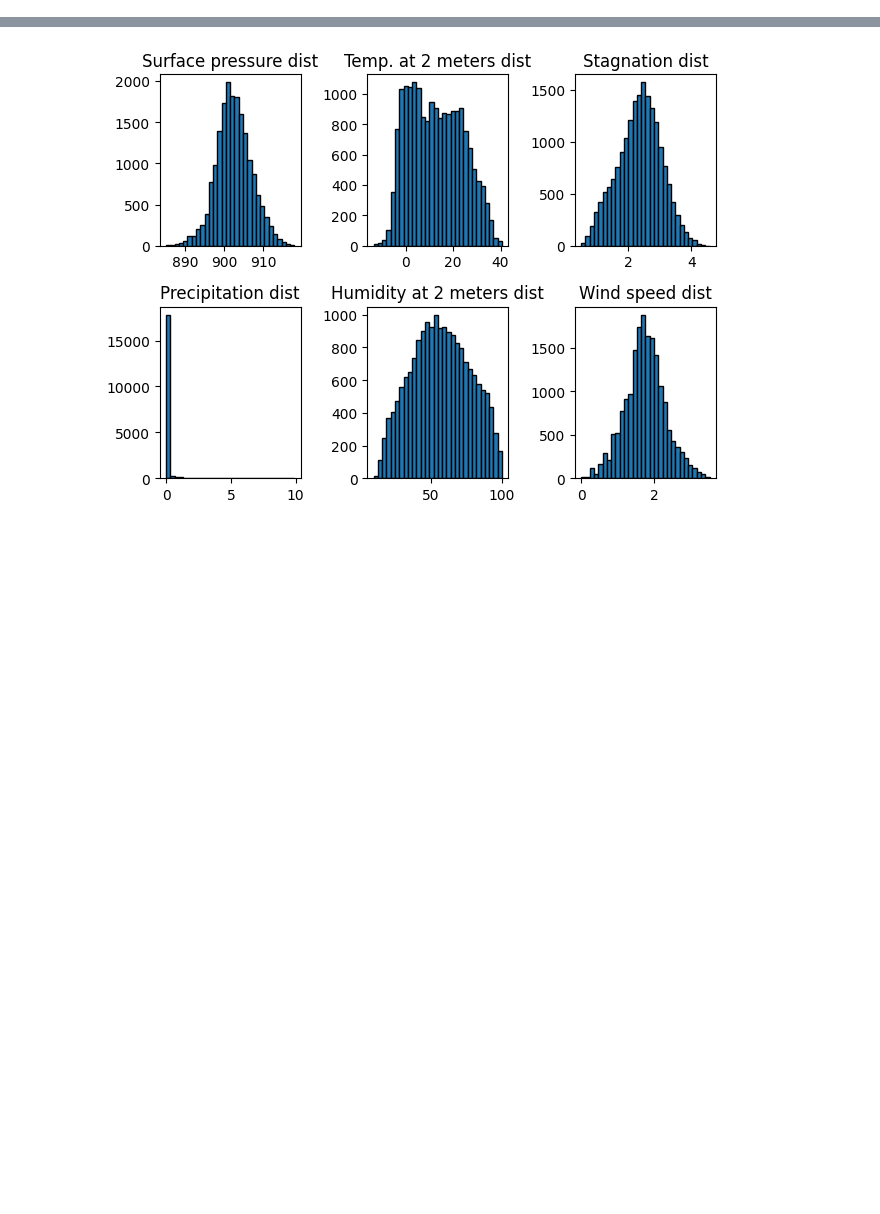
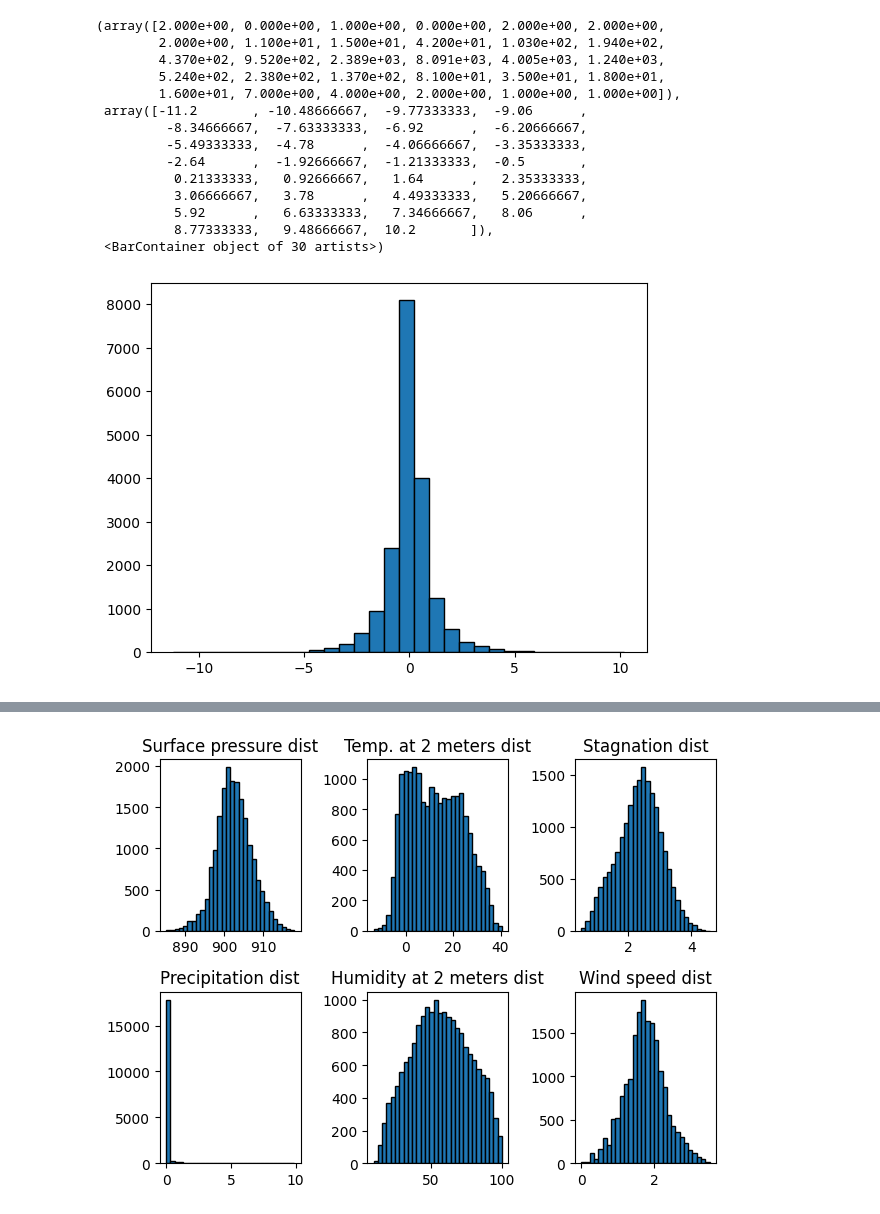
Before and after one commit to Karen2007/YerevanAirAnalysis, a Jupyter notebook: pm2_5_model.ipynb, the cells around one changed output, grey strips where cells are left out. Drawn from its saved outputs; the diff is of its cells as text; code cells hidden in the pictures; blank space fills up the shorter version.

```diff
--- a/pm2_5_model.ipynb
+++ b/pm2_5_model.ipynb
@@ -16,3 +27,21 @@ air_data = prepare_yerevan_data_pm_2_5()
+# %%
+plt.hist(air_data['pm2_5_delta'], bins=30, edgecolor='k')
+# %% [output]
+(array([2.000e+00, 0.000e+00, 1.000e+00, 0.000e+00, 2.000e+00, 2.000e+00,
+        2.000e+00, 1.100e+01, 1.500e+01, 4.200e+01, 1.030e+02, 1.940e+02,
+        4.370e+02, 9.520e+02, 2.389e+03, 8.091e+03, 4.005e+03, 1.240e+03,
+        5.240e+02, 2.380e+02, 1.370e+02, 8.100e+01, 3.500e+01, 1.800e+01,
+        1.600e+01, 7.000e+00, 4.000e+00, 2.000e+00, 1.000e+00, 1.000e+00]),
+ array([-11.2       , -10.48666667,  -9.77333333,  -9.06      ,
+         -8.34666667,  -7.63333333,  -6.92      ,  -6.20666667,
+         -5.49333333,  -4.78      ,  -4.06666667,  -3.35333333,
+         -2.64      ,  -1.92666667,  -1.21333333,  -0.5       ,
+          0.21333333,   0.92666667,   1.64      ,   2.35333333,
+          3.06666667,   3.78      ,   4.49333333,   5.20666667,
+          5.92      ,   6.63333333,   7.34666667,   8.06      ,
+          8.77333333,   9.48666667,  10.2       ]),
+ <BarContainer object of 30 artists>)
+[figure, added]
 # %%
 corr_matrix = air_data.corr()
 print(corr_matrix["pm2_5_delta"].sort_values(ascending=False))
```
Also changed, not shown: parts of 5 cells of this notebook, 1 other file.
